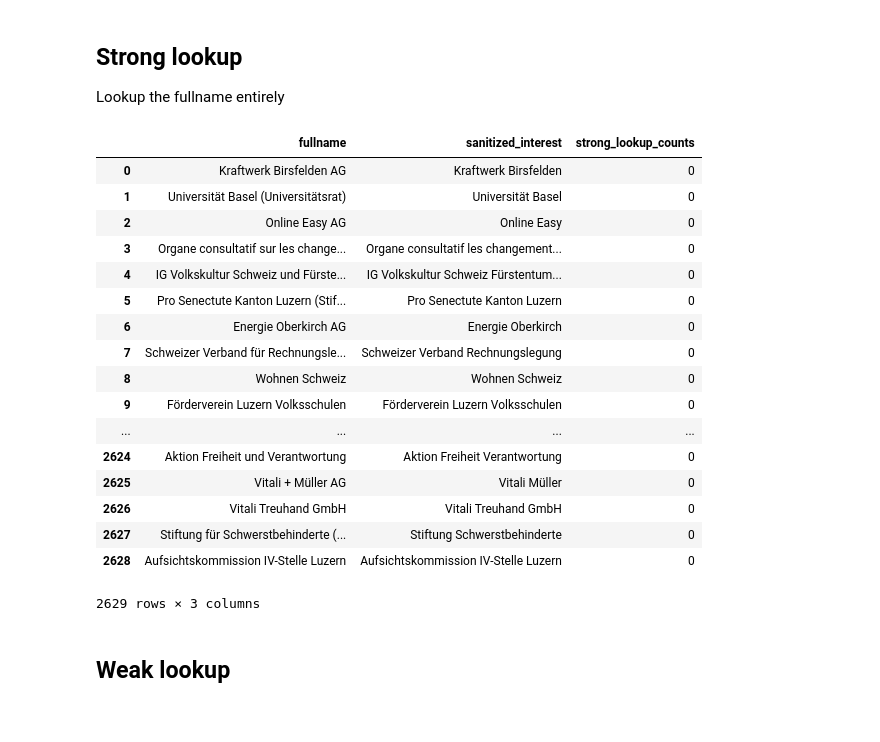
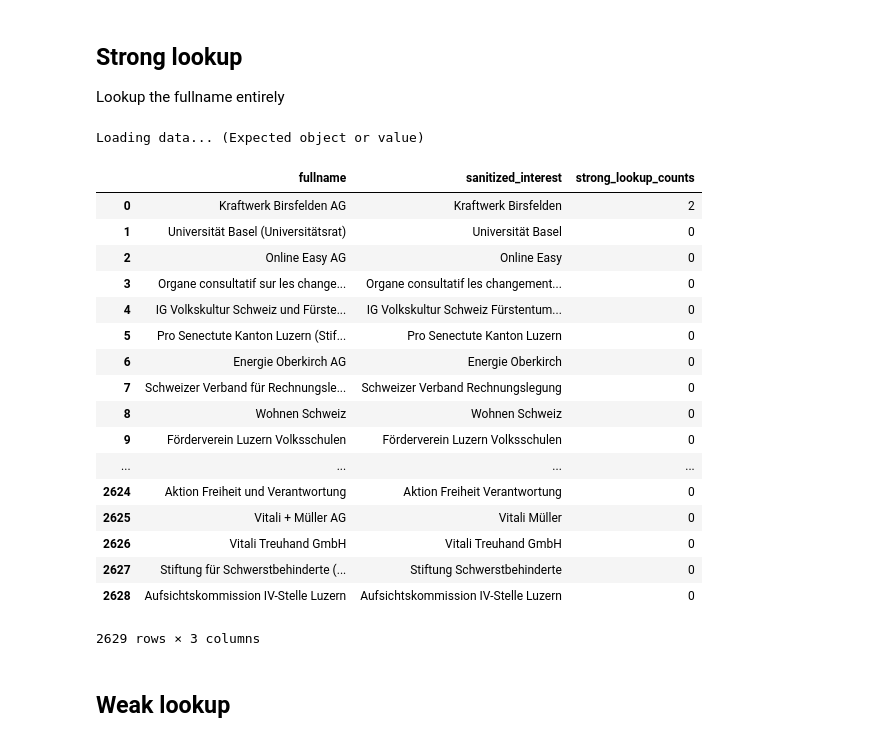
Before and after one commit to fdevillard/ada-swissleak, a Jupyter notebook: Prospect interest and Zefix results.ipynb, the cells around one changed output. Cells and saved outputs as stored; diff of their text form; code cells hidden in the pictures.

```diff
--- a/Prospect interest and Zefix results.ipynb
+++ b/Prospect interest and Zefix results.ipynb
@@ -35,7 +35,7 @@ def count_findings(name):
 
     return len(content.body.find_all('p')) -1
 
-def cached_call(generator, filename):
+def cached_call(generator, filename, as_series=False):
     """
     Simple function that try to load from cache or generate data (and cache it)
 
@@ -43,9 +43,12 @@ def cached_call(generator, filename):
     """
     path = os.path.join('cache', "{}.json".format(filename))
     try:
-        ans = pd.read_json(path)
-    except:
-        print("Loading data...")
+        if as_series:
+            ans = pd.read_json(path, typ='series', orient='records')
+        else:
+            ans = pd.read_json(path)
+    except Exception as e:
+        print("Loading data... ({})".format(e))
         ans = generator()
         ans.to_json(path)
 
@@ -509,11 +517,12 @@ resolved_interests
 ## Strong lookup
 Lookup the fullname entirely
 # %%
-resolved_interests['strong_lookup_counts'] = async_series_lookup(count_findings, resolved_interests.fullname)
+resolved_interests['strong_lookup_counts'] = cached_call(lambda : async_series_lookup(count_findings, resolved_interests.fullname), 'strong_lookup_resolved', True)
 resolved_interests
 # %% [output]
+Loading data... (Expected object or value)
 |  | fullname | sanitized_interest | strong_lookup_counts |
-| 0 | Kraftwerk Birsfelden AG | Kraftwerk Birsfelden | 0 |
+| 0 | Kraftwerk Birsfelden AG | Kraftwerk Birsfelden | 2 |
 | 1 | Universität Basel (Universitätsrat) | Universität Basel | 0 |
 | 2 | Online Easy AG | Online Easy | 0 |
 | 3 | Organe consultatif sur les change... | Organe consultatif les changement... | 0 |
@@ -529,6 +538,6 @@ resolved_interests
 | 2626 | Vitali Treuhand GmbH | Vitali Treuhand GmbH | 0 |
 | 2627 | Stiftung für Schwerstbehinderte (... | Stiftung Schwerstbehinderte | 0 |
 | 2628 | Aufsichtskommission IV-Stelle Luzern | Aufsichtskommission IV-Stelle Luzern | 0 |
-2629 rows × 3 columns
+2629 rows × 3 columns
 # %% [markdown]
 ## Weak lookup
```
Also changed, not shown: parts of 15 cells of this notebook, 8 other files.
